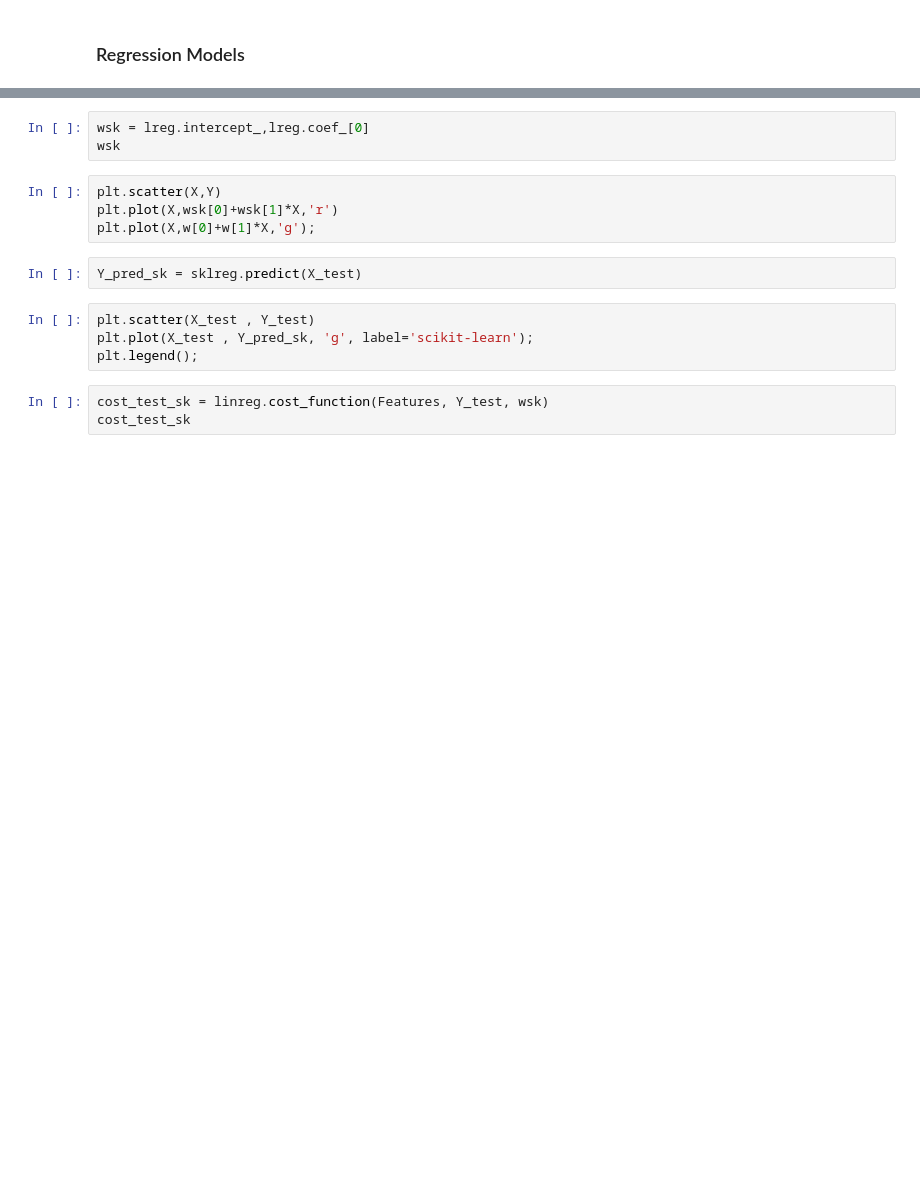
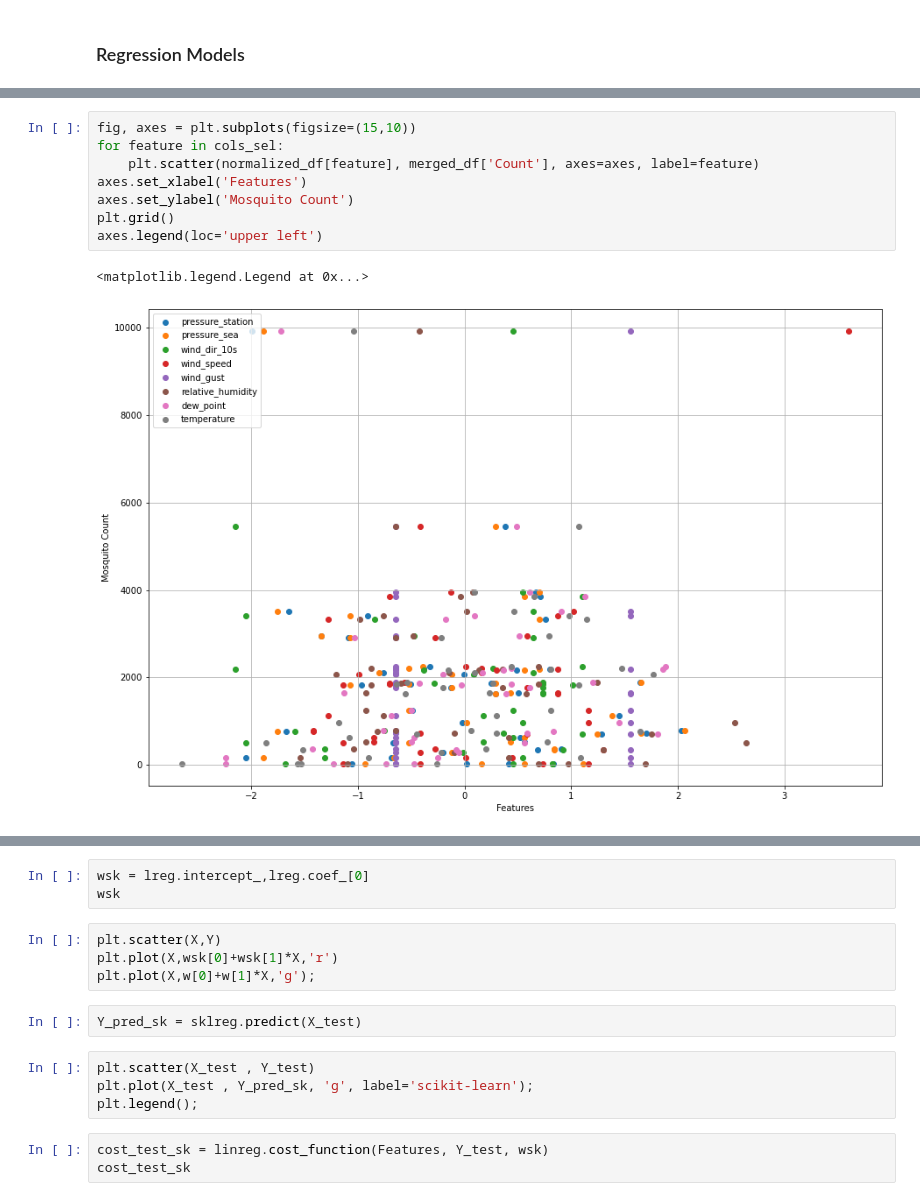
Before and after one commit to sharyar/vigilant-meme, a Jupyter notebook: task1_notebook.ipynb, the cells around one changed output, grey strips where cells are left out. Cells and saved outputs as stored; diff of their text form; blank space fills up the shorter version.

```diff
--- a/task1_notebook.ipynb
+++ b/task1_notebook.ipynb
@@ -97,0 +160,11 @@ lreg.fit(train_x,train_y)
+# %%
+fig, axes = plt.subplots(figsize=(15,10))
+for feature in cols_sel:
+    plt.scatter(normalized_df[feature], merged_df['Count'], axes=axes, label=feature)
+axes.set_xlabel('Features')
+axes.set_ylabel('Mosquito Count')
+plt.grid()
+axes.legend(loc='upper left')
+# %% [output]
+<matplotlib.legend.Legend at 0x...>
+[figure, added]
```
Also changed, not shown: parts of 59 cells of this notebook, 1 other file.
